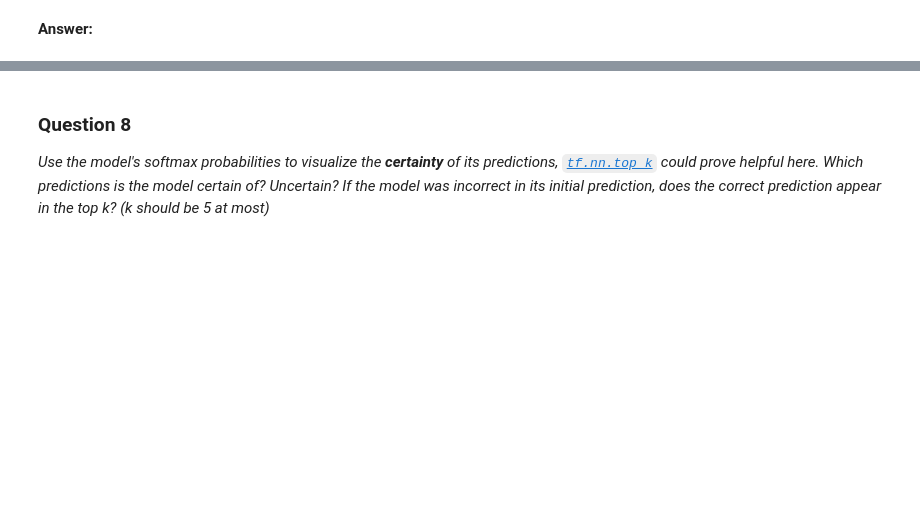
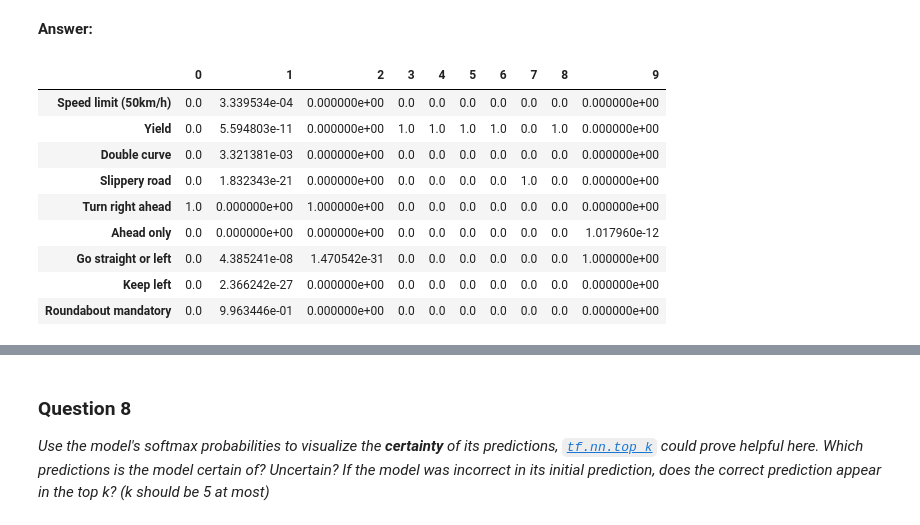
Before and after one commit to pkern90/traffic-signs, a Jupyter notebook: Traffic_Signs_Recognition.ipynb, the cells around one changed output, grey strips where cells are left out. Cells and saved outputs as stored; diff of their text form; code cells hidden in the pictures; blank space fills up the shorter version.

```diff
--- a/Traffic_Signs_Recognition.ipynb
+++ b/Traffic_Signs_Recognition.ipynb
@@ -215,0 +226,3 @@ X_val, y_val = shuffle(X_val, y_val, random_state=SEED)
+# %%
+#Add Augumented data to the training set
+X_train, y_train = add_augumented_data(X_train, y_train, 4)
@@ -676,0 +738,14 @@ _Is your model able to perform equally well on captured pictures or a live camer
+# %%
+pred = pd.DataFrame(softmax_prop, columns=signnames).T
+pred[(pred.T != 0).any()]
+# %% [output]
+|  | 0 | 1 | 2 | 3 | 4 | 5 | 6 | 7 | 8 | 9 |
+| Speed limit (50km/h) | 0.0 | 3.339534e-04 | 0.000000e+00 | 0.0 | 0.0 | 0.0 | 0.0 | 0.0 | 0.0 | 0.000000e+00 |
+| Yield | 0.0 | 5.594803e-11 | 0.000000e+00 | 1.0 | 1.0 | 1.0 | 1.0 | 0.0 | 1.0 | 0.000000e+00 |
+| Double curve | 0.0 | 3.321381e-03 | 0.000000e+00 | 0.0 | 0.0 | 0.0 | 0.0 | 0.0 | 0.0 | 0.000000e+00 |
+| Slippery road | 0.0 | 1.832343e-21 | 0.000000e+00 | 0.0 | 0.0 | 0.0 | 0.0 | 1.0 | 0.0 | 0.000000e+00 |
+| Turn right ahead | 1.0 | 0.000000e+00 | 1.000000e+00 | 0.0 | 0.0 | 0.0 | 0.0 | 0.0 | 0.0 | 0.000000e+00 |
+| Ahead only | 0.0 | 0.000000e+00 | 0.000000e+00 | 0.0 | 0.0 | 0.0 | 0.0 | 0.0 | 0.0 | 1.017960e-12 |
+| Go straight or left | 0.0 | 4.385241e-08 | 1.470542e-31 | 0.0 | 0.0 | 0.0 | 0.0 | 0.0 | 0.0 | 1.000000e+00 |
+| Keep left | 0.0 | 2.366242e-27 | 0.000000e+00 | 0.0 | 0.0 | 0.0 | 0.0 | 0.0 | 0.0 | 0.000000e+00 |
+| Roundabout mandatory | 0.0 | 9.963446e-01 | 0.000000e+00 | 0.0 | 0.0 | 0.0 | 0.0 | 0.0 | 0.0 | 0.000000e+00 |
```
Also changed, not shown: parts of 70 cells of this notebook.
